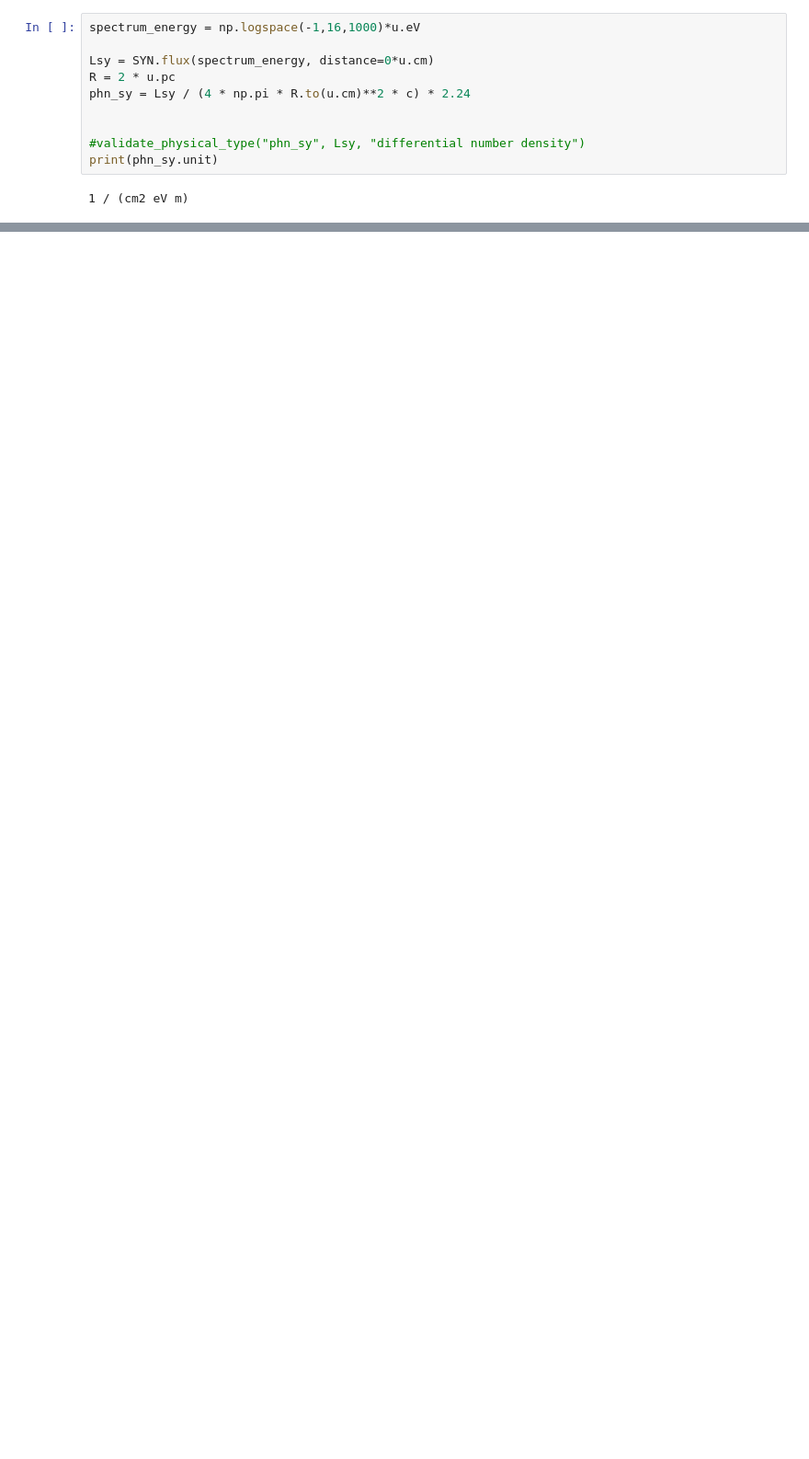
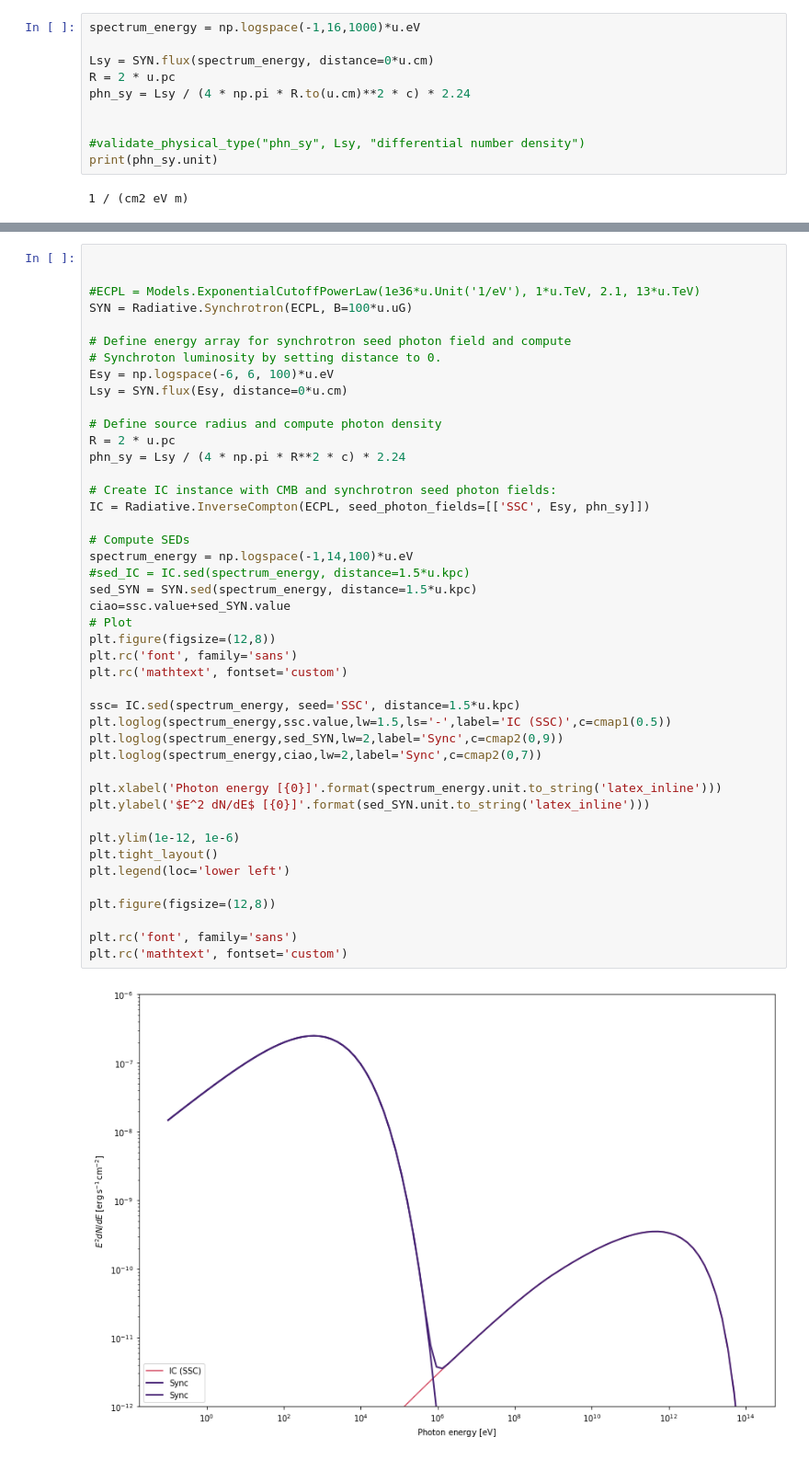
Before and after one commit to TobiaMatcovich/GRBmodelling, a Jupyter notebook: TEST.ipynb, the cells around one changed output, grey strips where cells are left out. Shown at 92% size. Drawn from its saved outputs; the diff is of its cells as text; blank space fills up the shorter version.

```diff
--- a/TEST.ipynb
+++ b/TEST.ipynb
@@ -601,0 +652,46 @@ TypeError: SSC-density should be given in units of differential number density
+# %%
+
+
+#ECPL = Models.ExponentialCutoffPowerLaw(1e36*u.Unit('1/eV'), 1*u.TeV, 2.1, 13*u.TeV)
+SYN = Radiative.Synchrotron(ECPL, B=100*u.uG)
+
+# Define energy array for synchrotron seed photon field and compute
+# Synchroton luminosity by setting distance to 0.
+Esy = np.logspace(-6, 6, 100)*u.eV
+Lsy = SYN.flux(Esy, distance=0*u.cm)
+
+# Define source radius and compute photon density
+R = 2 * u.pc
+phn_sy = Lsy / (4 * np.pi * R**2 * c) * 2.24
+
+# Create IC instance with CMB and synchrotron seed photon fields:
+IC = Radiative.InverseCompton(ECPL, seed_photon_fields=[['SSC', Esy, phn_sy]])
+
+# Compute SEDs
+spectrum_energy = np.logspace(-1,14,100)*u.eV
+#sed_IC = IC.sed(spectrum_energy, distance=1.5*u.kpc)
+sed_SYN = SYN.sed(spectrum_energy, distance=1.5*u.kpc)
+ciao=ssc.value+sed_SYN.value
+# Plot
+plt.figure(figsize=(12,8))
+plt.rc('font', family='sans')
+plt.rc('mathtext', fontset='custom')
+
+ssc= IC.sed(spectrum_energy, seed='SSC', distance=1.5*u.kpc)
+plt.loglog(spectrum_energy,ssc.value,lw=1.5,ls='-',label='IC (SSC)',c=cmap1(0.5))
+plt.loglog(spectrum_energy,sed_SYN,lw=2,label='Sync',c=cmap2(0,9))
+plt.loglog(spectrum_energy,ciao,lw=2,label='Sync',c=cmap2(0,7))
+
+plt.xlabel('Photon energy [{0}]'.format(spectrum_energy.unit.to_string('latex_inline')))
+plt.ylabel('$E^2 dN/dE$ [{0}]'.format(sed_SYN.unit.to_string('latex_inline')))
+
+plt.ylim(1e-12, 1e-6)
+plt.tight_layout()
+plt.legend(loc='lower left')
+
+plt.figure(figsize=(12,8))
+
+plt.rc('font', family='sans')
+plt.rc('mathtext', fontset='custom')
+# %% [output]
+[figure, added]
```
Also changed, not shown: parts of 11 cells of this notebook, 1 other file.
